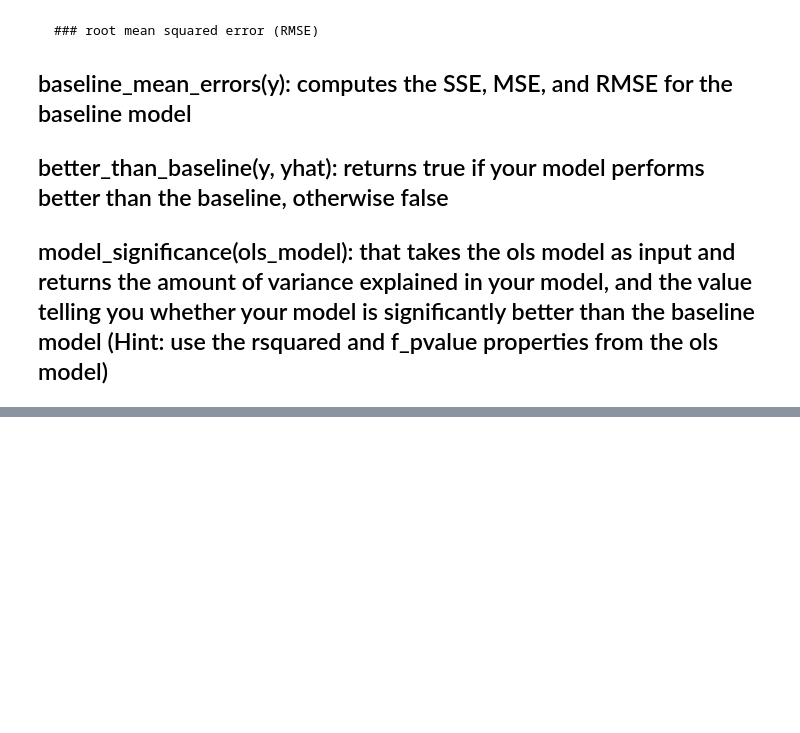
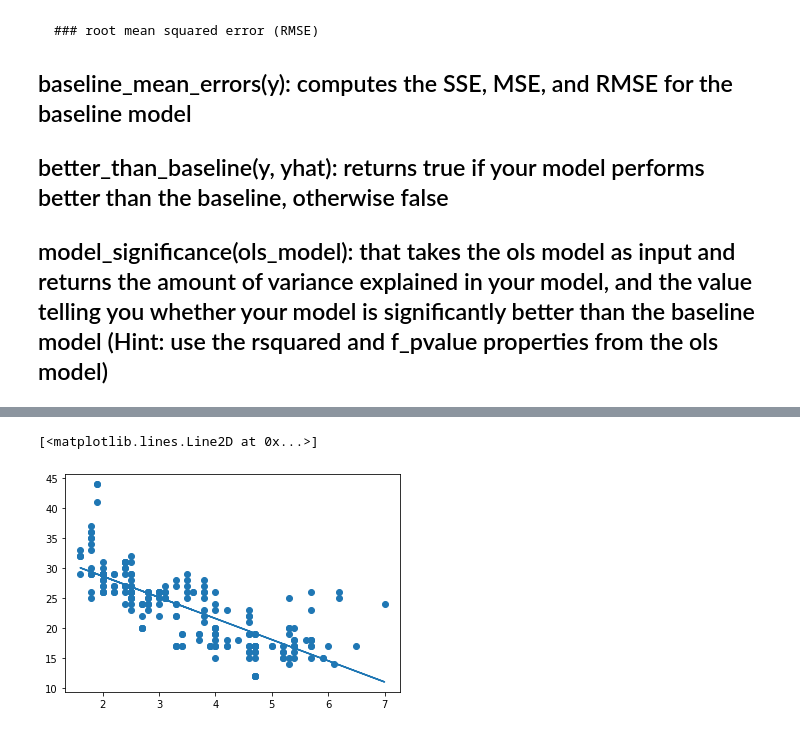
Before and after one commit to johngrinstead/regression_exercises, a Jupyter notebook: evaluate.ipynb, the cells around one changed output, grey strips where cells are left out. Saved outputs shown, nothing was run; the diff lists cells and outputs as text; code cells hidden in the pictures; blank space fills up the shorter version.

```diff
--- a/evaluate.ipynb
+++ b/evaluate.ipynb
@@ -233,0 +319,6 @@ Notes:
+# %%
+plt.scatter(mpg.displ, mpg.hwy)
+plt.plot(mpg.displ, predictions)
+# %% [output]
+[<matplotlib.lines.Line2D at 0x...>]
+[figure, added]
```
Also changed, not shown: parts of 10 cells of this notebook, 3 other files.
